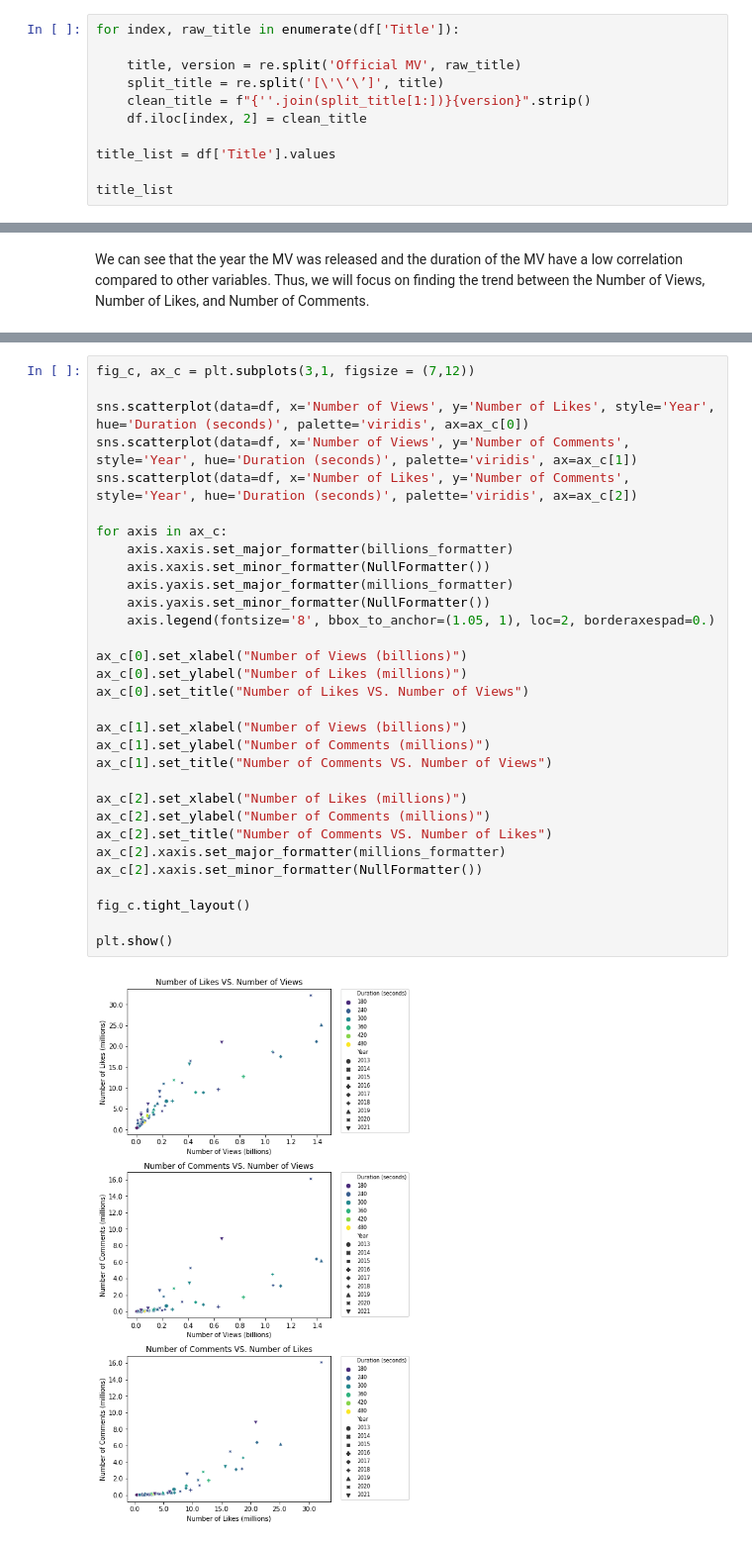
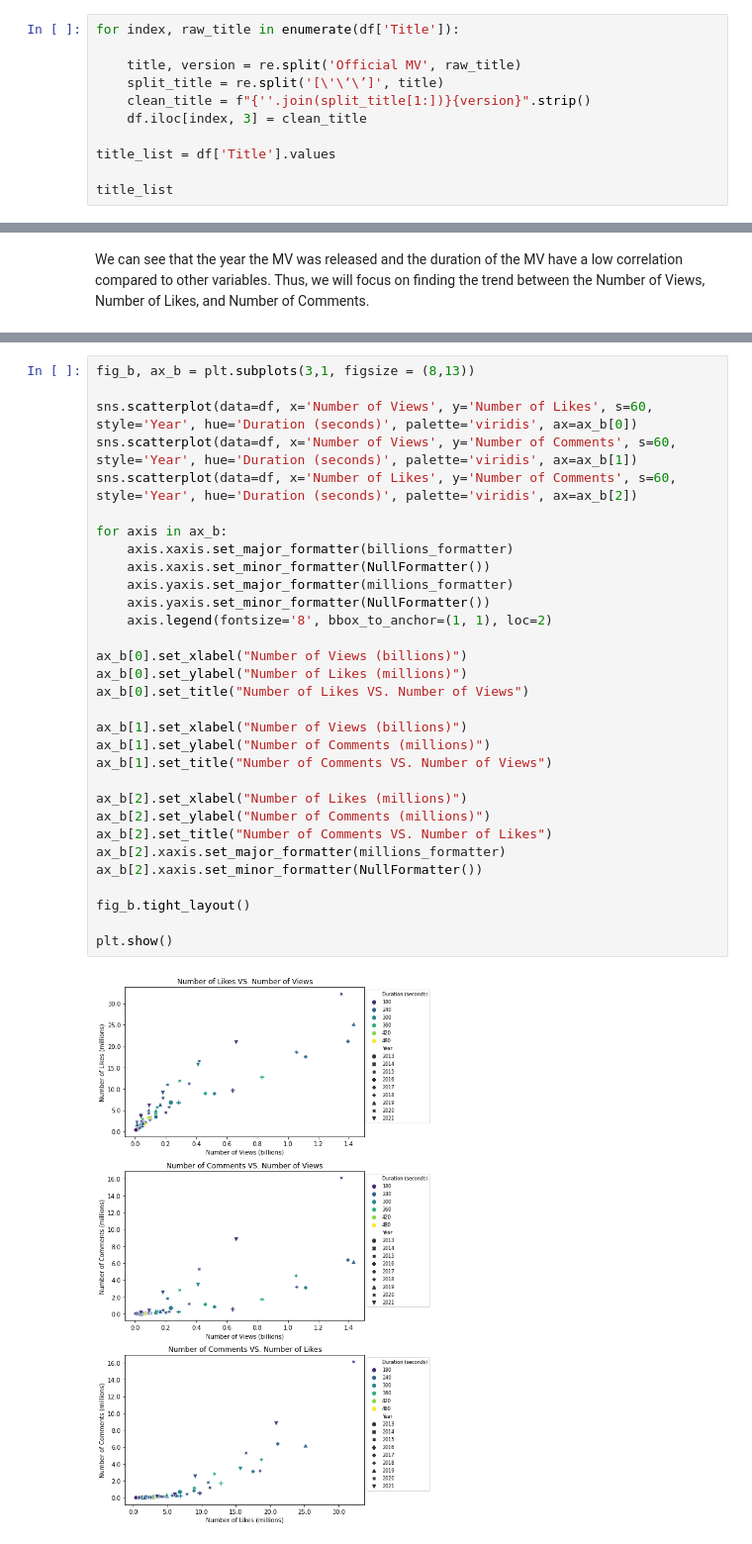
Before and after one commit to aulacson/bts-mv-project, a Jupyter notebook: bts_mv_trends.ipynb, the cells around one changed output, grey strips where cells are left out. Shown at 99% size. Drawn from its saved outputs; the diff is of its cells as text.

```diff
--- a/bts_mv_trends.ipynb
+++ b/bts_mv_trends.ipynb
@@ -142,7 +138,7 @@ for index, raw_title in enumerate(df['Title']):
     title, version = re.split('Official MV', raw_title)
     split_title = re.split('[\'\‘\’]', title)
     clean_title = f"{''.join(split_title[1:])}{version}".strip()
-    df.iloc[index, 2] = clean_title
+    df.iloc[index, 3] = clean_title
 
 title_list = df['Title'].values
 
@@ -224,33 +225,33 @@ Based on the bar graph, we can see that the Number of Views is significantly hig
 # %%
-fig_c, ax_c = plt.subplots(3,1, figsize = (7,12))
+fig_b, ax_b = plt.subplots(3,1, figsize = (8,13))
 
-sns.scatterplot(data=df, x='Number of Views', y='Number of Likes', style='Year', hue='Duration (seconds)', palette='viridis', ax=ax_c[0])
-sns.scatterplot(data=df, x='Number of Views', y='Number of Comments', style='Year', hue='Duration (seconds)', palette='viridis', ax=ax_c[1])
-sns.scatterplot(data=df, x='Number of Likes', y='Number of Comments', style='Year', hue='Duration (seconds)', palette='viridis', ax=ax_c[2])
+sns.scatterplot(data=df, x='Number of Views', y='Number of Likes', s=60, style='Year', hue='Duration (seconds)', palette='viridis', ax=ax_b[0])
+sns.scatterplot(data=df, x='Number of Views', y='Number of Comments', s=60, style='Year', hue='Duration (seconds)', palette='viridis', ax=ax_b[1])
+sns.scatterplot(data=df, x='Number of Likes', y='Number of Comments', s=60, style='Year', hue='Duration (seconds)', palette='viridis', ax=ax_b[2])
 
-for axis in ax_c:
+for axis in ax_b:
     axis.xaxis.set_major_formatter(billions_formatter)
     axis.xaxis.set_minor_formatter(NullFormatter())
     axis.yaxis.set_major_formatter(millions_formatter)
     axis.yaxis.set_minor_formatter(NullFormatter())
-    axis.legend(fontsize='8', bbox_to_anchor=(1.05, 1), loc=2, borderaxespad=0.)
+    axis.legend(fontsize='8', bbox_to_anchor=(1, 1), loc=2)
 
-ax_c[0].set_xlabel("Number of Views (billions)")
-ax_c[0].set_ylabel("Number of Likes (millions)")
-ax_c[0].set_title("Number of Likes VS. Number of Views")
+ax_b[0].set_xlabel("Number of Views (billions)")
+ax_b[0].set_ylabel("Number of Likes (millions)")
+ax_b[0].set_title("Number of Likes VS. Number of Views")
 
-ax_c[1].set_xlabel("Number of Views (billions)")
-ax_c[1].set_ylabel("Number of Comments (millions)")
-ax_c[1].set_title("Number of Comments VS. Number of Views")
+ax_b[1].set_xlabel("Number of Views (billions)")
+ax_b[1].set_ylabel("Number of Comments (millions)")
+ax_b[1].set_title("Number of Comments VS. Number of Views")
 
-ax_c[2].set_xlabel("Number of Likes (millions)")
-ax_c[2].set_ylabel("Number of Comments (millions)")
-ax_c[2].set_title("Number of Comments VS. Number of Likes")
-ax_c[2].xaxis.set_major_formatter(millions_formatter)
-ax_c[2].xaxis.set_minor_formatter(NullFormatter())
+ax_b[2].set_xlabel("Number of Likes (millions)")
+ax_b[2].set_ylabel("Number of Comments (millions)")
+ax_b[2].set_title("Number of Comments VS. Number of Likes")
+ax_b[2].xaxis.set_major_formatter(millions_formatter)
+ax_b[2].xaxis.set_minor_formatter(NullFormatter())
 
-fig_c.tight_layout()
+fig_b.tight_layout()
 
 plt.show()
 # %% [output]
-[figure, old version]
+[figure, new version]
```
Also changed, not shown: parts of 8 cells of this notebook.
